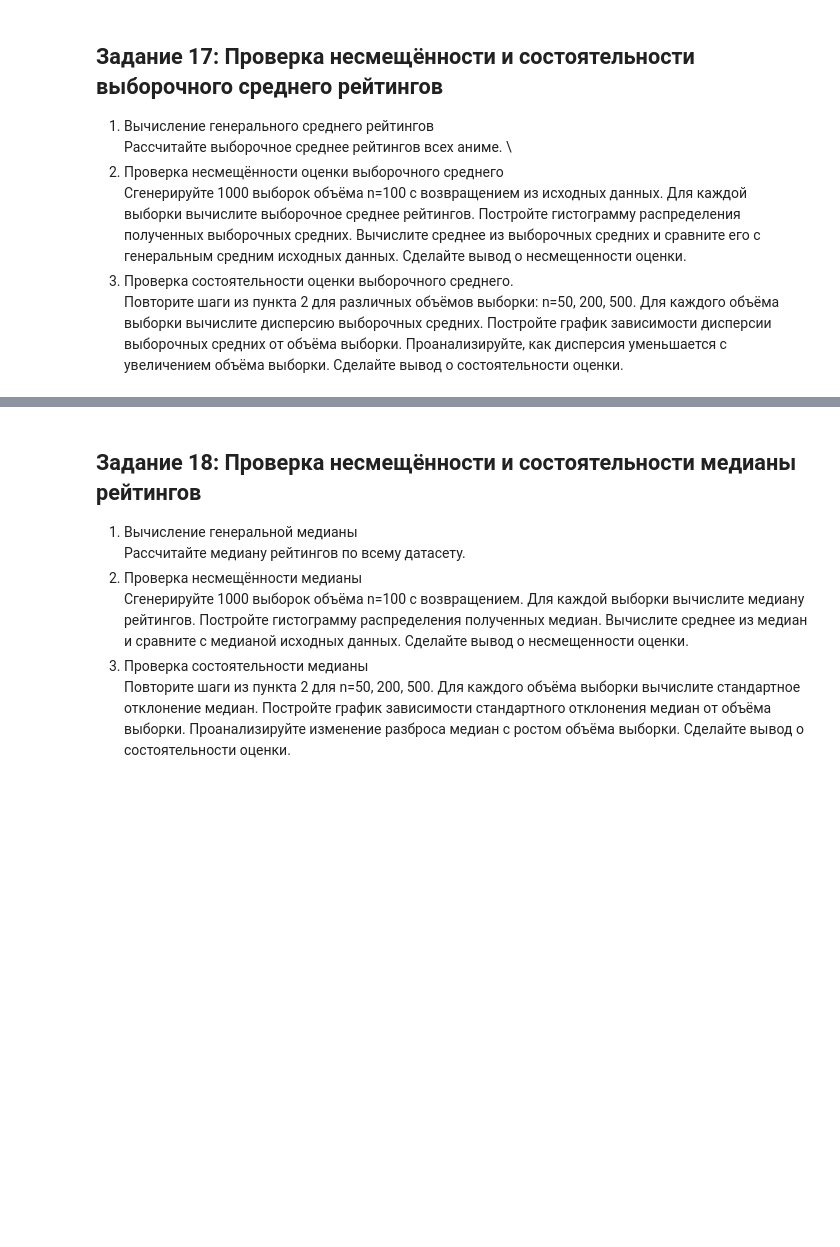
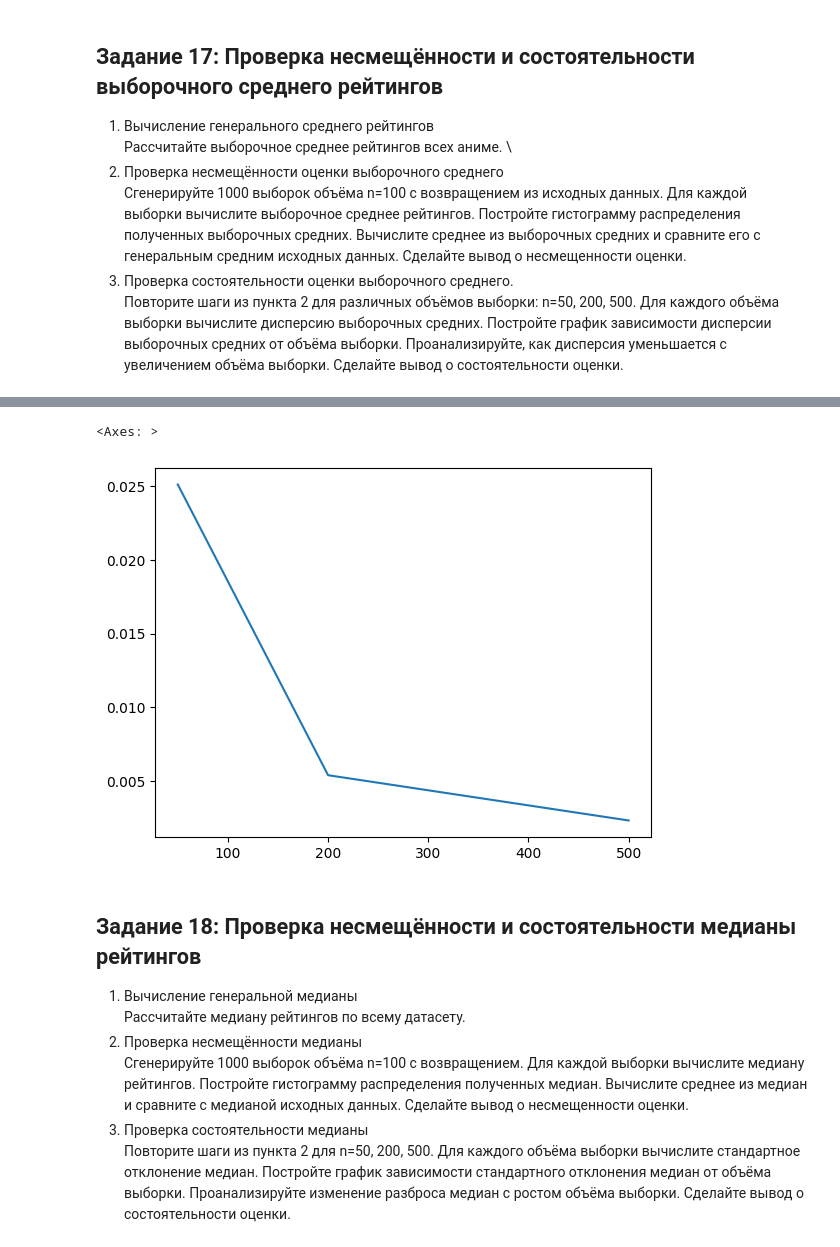
Before and after one commit to semwett0301/stat-ml-labs, a Jupyter notebook: statistic-course/math_stat_1.ipynb, the cells around one changed output, grey strips where cells are left out. Saved outputs shown, nothing was run; the diff lists cells and outputs as text; code cells hidden in the pictures; blank space fills up the shorter version.

```diff
--- a/statistic-course/math_stat_1.ipynb
+++ b/statistic-course/math_stat_1.ipynb
@@ -704,0 +794,2 @@ normal_sample.std()
+# %%
+N_RANGE = [50, 200, 500]
@@ -705,3 +810,8 @@ normal_sample.std()
+# %%
+pd.Series(final_dict).plot()
+# %% [output]
+<Axes: >
+[figure, added]
 # %% [markdown]
 ## Задание 18: Проверка несмещённости и состоятельности медианы рейтингов
 1. Вычисление генеральной медианы \
```
Also changed, not shown: parts of 20 cells of this notebook.
